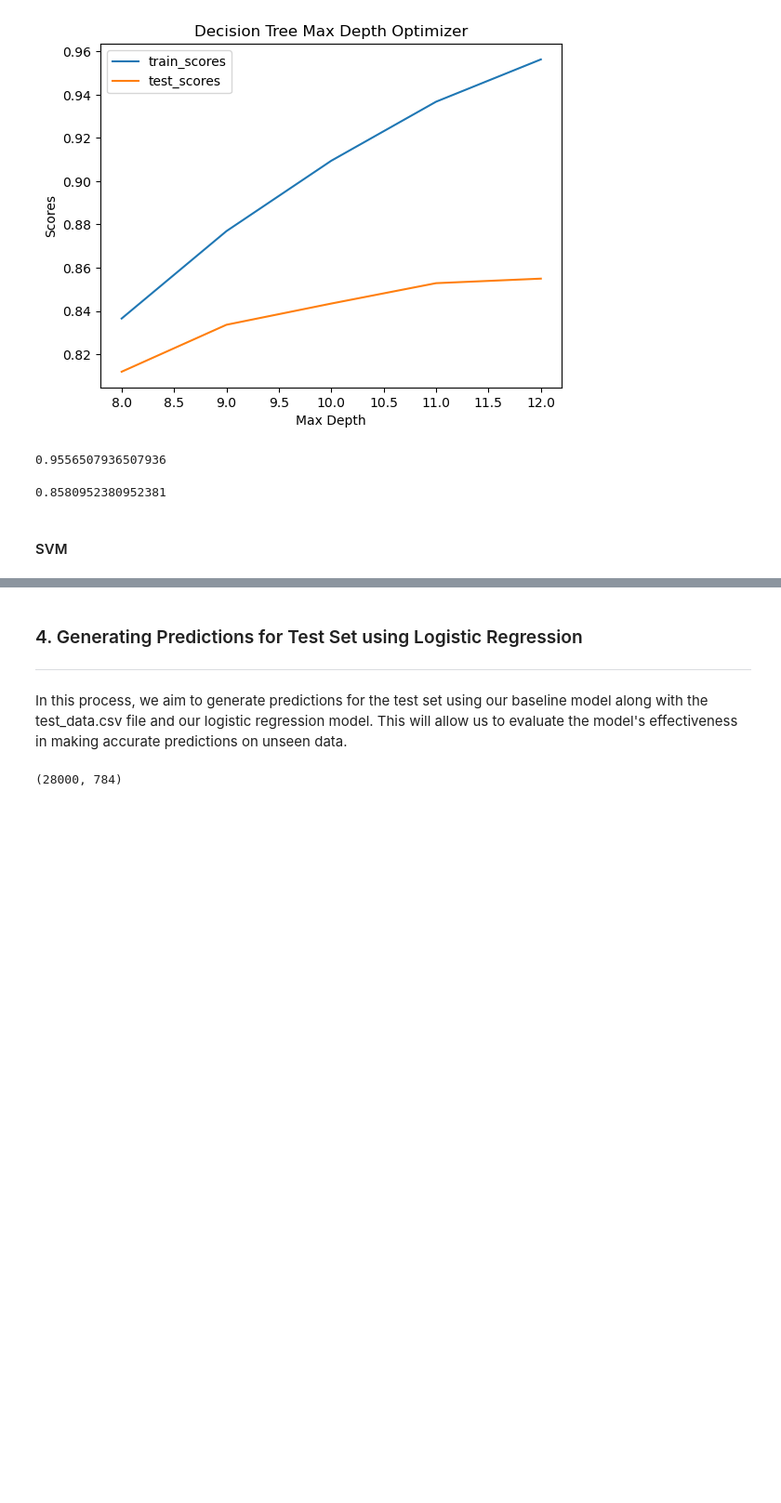
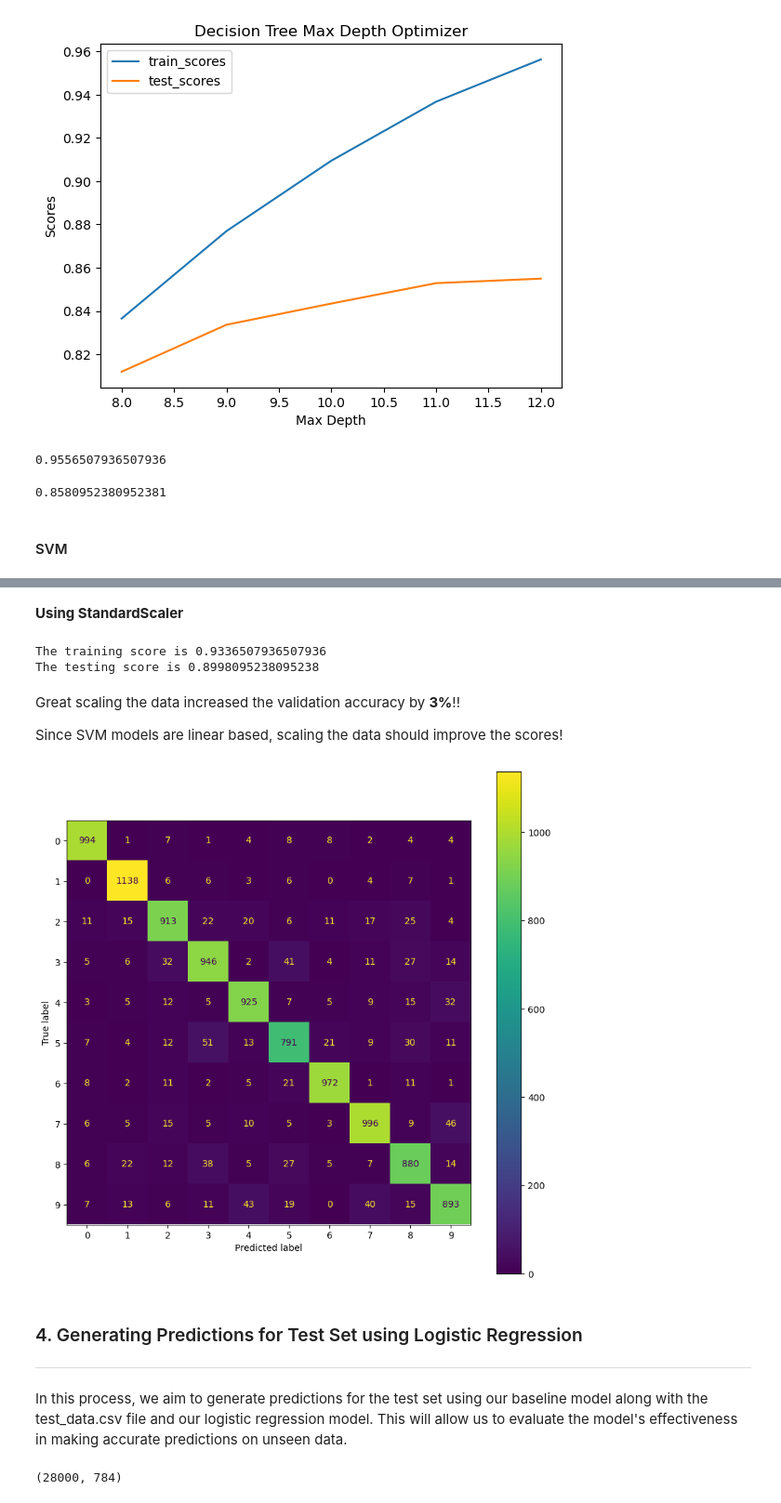
Before and after one commit to clem21chan/MNIST_Digit_Recognizer, a Jupyter notebook: Notebooks/MNIST_Digit_Recognizer.ipynb, the cells around one changed output, grey strips where cells are left out. Shown: that part at 93% size. Drawn from its saved outputs; the diff is of its cells as text; code cells hidden in the pictures; blank space fills up the shorter version.

Commit message:
Added StandardScaler to SVM linear model. Increased validation scores by 3-4%.

```diff
--- a/Notebooks/MNIST_Digit_Recognizer.ipynb
+++ b/Notebooks/MNIST_Digit_Recognizer.ipynb
@@ -652,3 +652,40 @@ weighted avg       0.88      0.87      0.87     10500
+# %% [markdown]
+**Using StandardScaler**
+# %%
+# instantiate the model
+svc_model_ss = LinearSVC()
+
+# Fit on training data
+svc_model_ss.fit(X_train_scaled, y_train)
+
+print(f'The training score is {svc_model_ss.score(X_train_scaled, y_train)}')
+print(f'The testing score is {svc_model_ss.score(X_val_scaled, y_val)}')
+# %% [output]
+The training score is 0.9336507936507936
+The testing score is 0.8998095238095238
+# %% [markdown]
+Great scaling the data increased the validation accuracy by **3%**!!
+
+Since SVM models are linear based, scaling the data should improve the scores!
+# %%
+# Get predictions of validation set from model
+y_pred = svc_model_ss.predict(X_val_scaled)
+
+# Setup confusion matrix
+cm = confusion_matrix(y_val, y_pred)
+
+plt.figure(figsize=(10, 10))
+
+# Displays the confusion matrix
+cf_disp = ConfusionMatrixDisplay(
+    confusion_matrix=cm,
+    display_labels=svc_model_ss.classes_
+)
+
+cf_disp.plot(ax=plt.gca()) # .gca = get current axis as the axis
+plt.show()
+# %% [output]
+[figure, added]
 # %% [markdown]
 <a id='predictions'></a>
 
```
Also changed, not shown: parts of 4 cells of this notebook.
